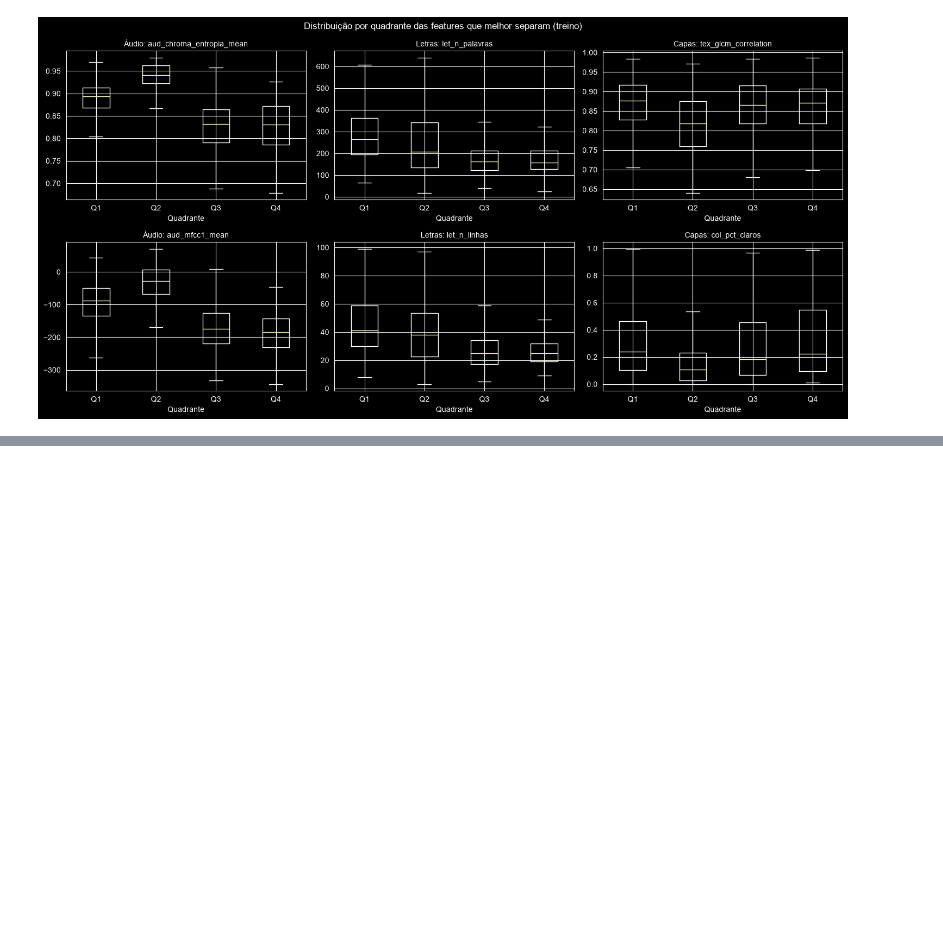
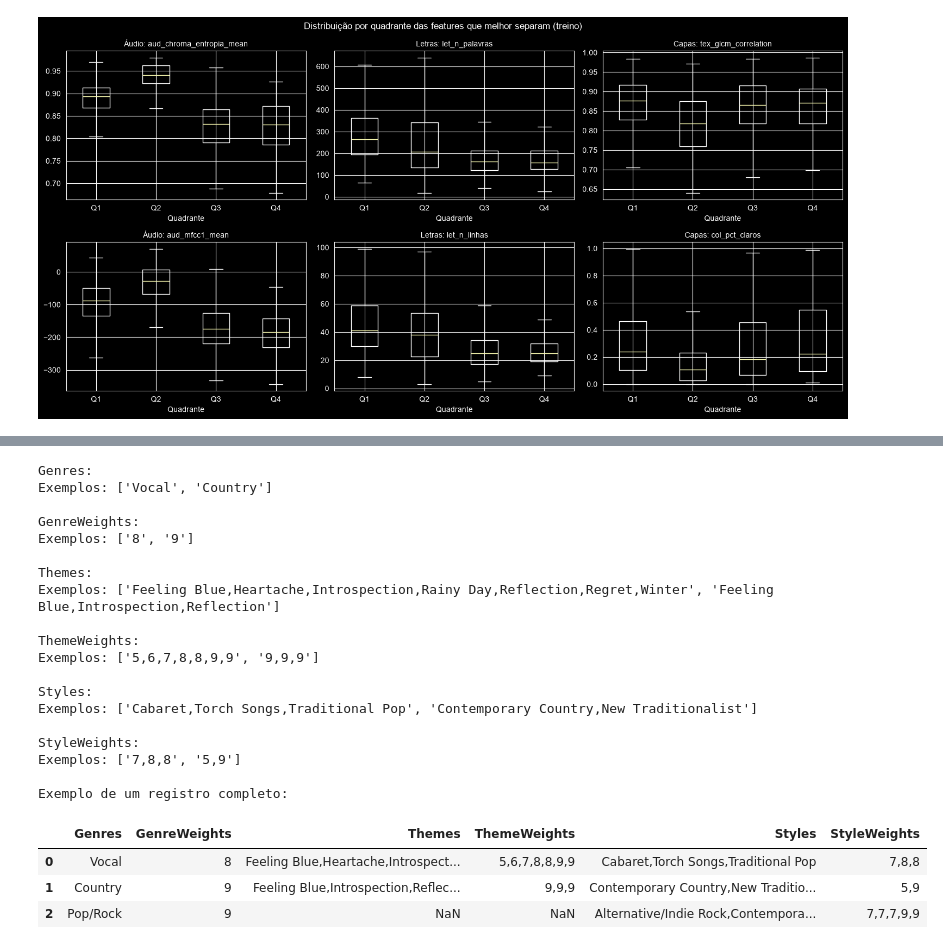
Before and after one commit to AliciaSchiochetSouza/TrabECACPL7, a Jupyter notebook: dataset/build/MERGE_ECAC/Trabalho_ECAC.ipynb, the cells around one changed output, grey strips where cells are left out. Saved outputs shown, nothing was run; the diff lists cells and outputs as text; code cells hidden in the pictures; blank space fills up the shorter version.

```diff
--- a/dataset/build/MERGE_ECAC/Trabalho_ECAC.ipynb
+++ b/dataset/build/MERGE_ECAC/Trabalho_ECAC.ipynb
@@ -7387,0 +8853,23 @@ Capas: melhores features (H de Kruskal-Wallis): {'tex_glcm_correlation': 32.5, '
+# %%
+
+colunas_tags = [
+    "Genres",
+    "GenreWeights",
+    "Themes",
+    "ThemeWeights",
+    "Styles",
+    "StyleWeights",
+    "num_Genres",
+    "num_MoodsAll"
+]
+
+for coluna in colunas_tags:
+    print(f"\n=== {coluna} ===")
+
+    if coluna in df_metadata.columns:
+        print("Tipo:", df_metadata[coluna].dtype)
+        print("Valores únicos:", df_metadata[coluna].nunique())
+        print("Exemplos:")
+
+        for valor in df_metadata[coluna].dropna().head(3):
+            print(repr(valor))
@@ -7387,0 +8894,41 @@ Capas: melhores features (H de Kruskal-Wallis): {'tex_glcm_correlation': 32.5, '
+# %%
+
+colunas = [
+    "Genres",
+    "GenreWeights",
+    "Themes",
+    "ThemeWeights",
+    "Styles",
+    "StyleWeights"
+]
+
+for coluna in colunas:
+    print(f"\n{coluna}:")
+    print("Exemplos:", df_metadata[coluna].dropna().head(2).tolist())
+
+print("\nExemplo de um registro completo:")
+display(df_metadata[colunas].head(3))
+# %% [output]
+Genres:
+Exemplos: ['Vocal', 'Country']
+
+GenreWeights:
+Exemplos: ['8', '9']
+
+Themes:
+Exemplos: ['Feeling Blue,Heartache,Introspection,Rainy Day,Reflection,Regret,Winter', 'Feeling Blue,Introspection,Reflection']
+
+ThemeWeights:
+Exemplos: ['5,6,7,8,8,9,9', '9,9,9']
+
+Styles:
+Exemplos: ['Cabaret,Torch Songs,Traditional Pop', 'Contemporary Country,New Traditionalist']
+
+StyleWeights:
+Exemplos: ['7,8,8', '5,9']
+
+Exemplo de um registro completo:
+|  | Genres | GenreWeights | Themes | ThemeWeights | Styles | StyleWeights |
+| 0 | Vocal | 8 | Feeling Blue,Heartache,Introspect... | 5,6,7,8,8,9,9 | Cabaret,Torch Songs,Traditional Pop | 7,8,8 |
+| 1 | Country | 9 | Feeling Blue,Introspection,Reflec... | 9,9,9 | Contemporary Country,New Traditio... | 5,9 |
+| 2 | Pop/Rock | 9 | NaN | NaN | Alternative/Indie Rock,Contempora... | 7,7,7,9,9 |
```
Also changed, not shown: parts of 101 cells of this notebook.
